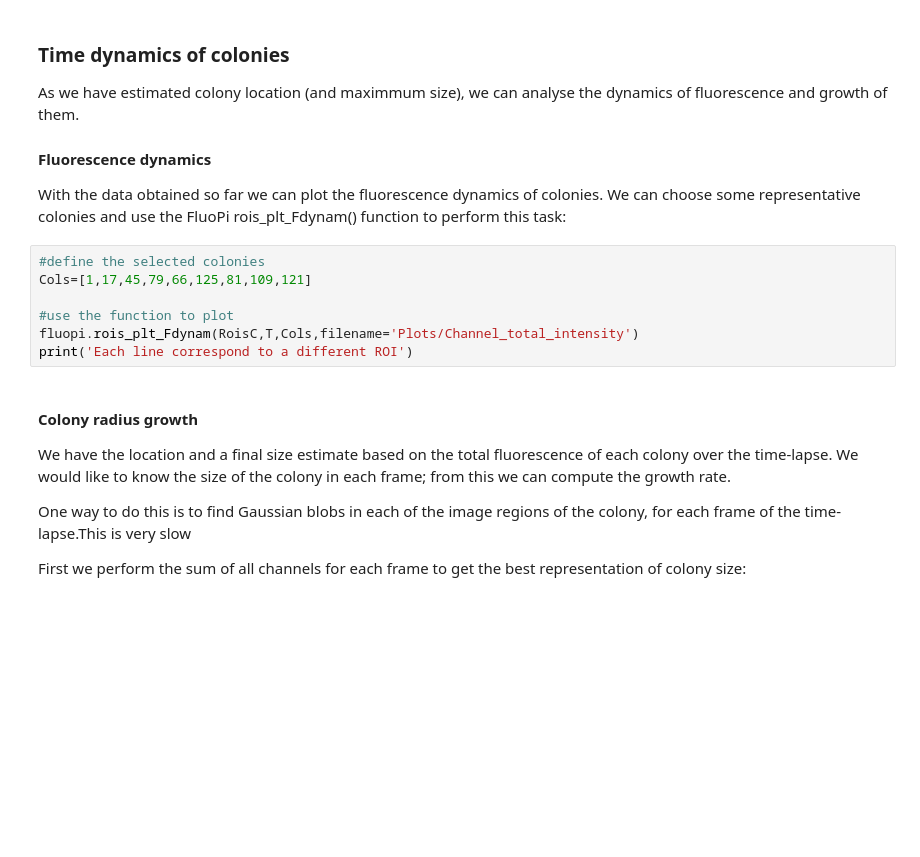
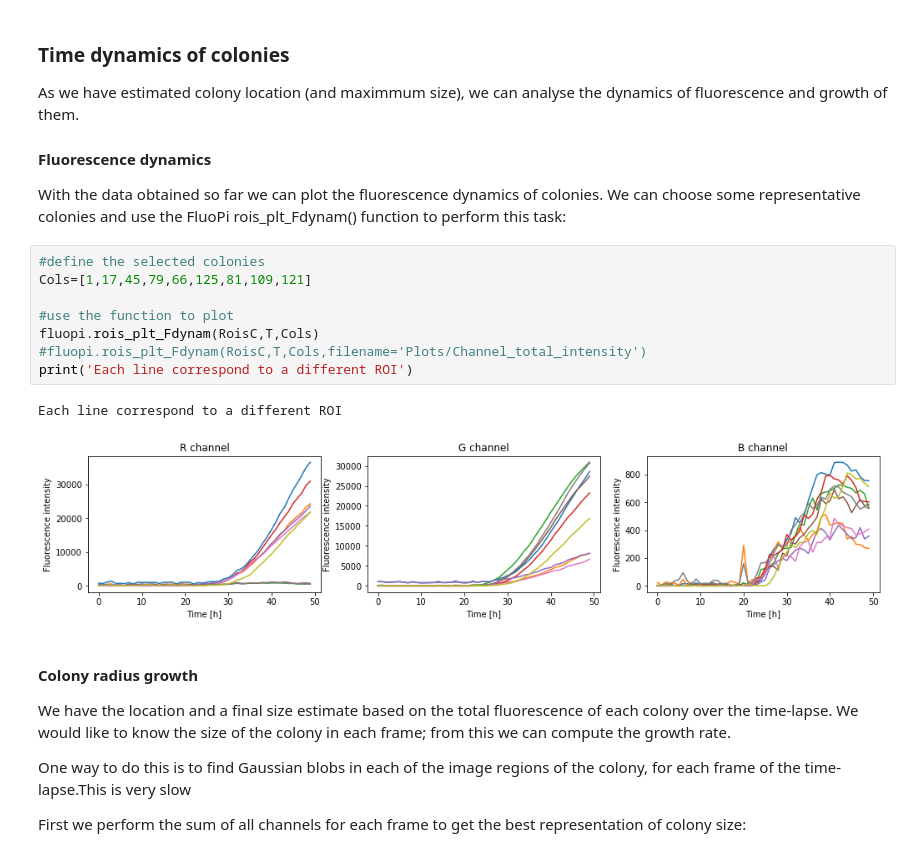
Before and after one commit to RudgeLab/FluoPi, a Jupyter notebook: Examples/Colony_size_and_fluo_full.ipynb, the cells around one changed output. Drawn from its saved outputs; the diff is of its cells as text; blank space fills up the shorter version.

```diff
--- a/Examples/Colony_size_and_fluo_full.ipynb
+++ b/Examples/Colony_size_and_fluo_full.ipynb
@@ -159,10 +214,14 @@ With the data obtained so far we can plot the fluorescence dynamics of colonies.
 # %%
 #define the selected colonies
 Cols=[1,17,45,79,66,125,81,109,121]
 
 #use the function to plot
-fluopi.rois_plt_Fdynam(RoisC,T,Cols,filename='Plots/Channel_total_intensity')
+fluopi.rois_plt_Fdynam(RoisC,T,Cols)
+#fluopi.rois_plt_Fdynam(RoisC,T,Cols,filename='Plots/Channel_total_intensity')
 print('Each line correspond to a different ROI')
+# %% [output]
+Each line correspond to a different ROI
+[figure, added]
 # %% [markdown]
 #### Colony radius growth
 We have the location and a final size estimate based on the total fluorescence of each colony over the time-lapse. We would like to know the size of the colony in each frame; from this we can compute the growth rate.
```
Also changed, not shown: parts of 40 cells of this notebook, 1 other file.
